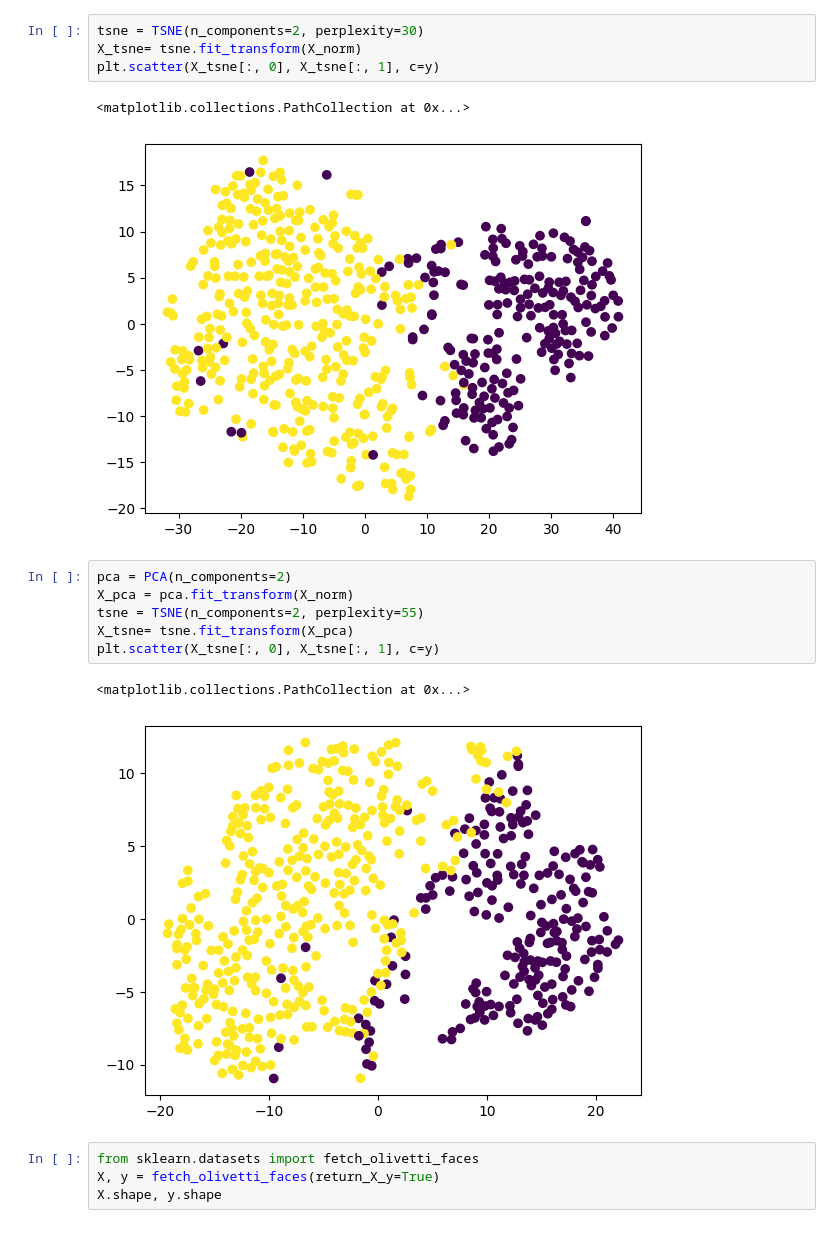
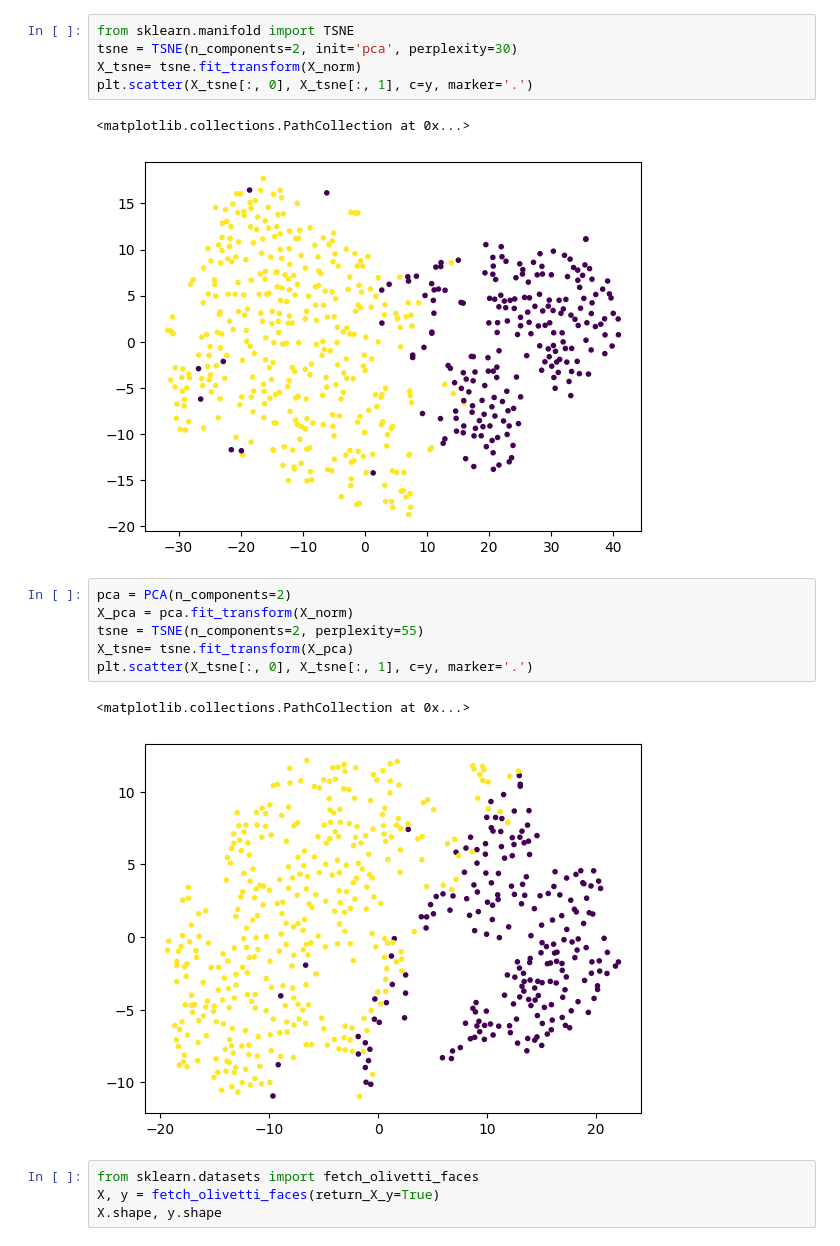
Before and after one commit to ybrenning/mlstack, a Jupyter notebook: algorithms/tsne.ipynb, the cells around one changed output. Drawn from its saved outputs; the diff is of its cells as text.

```diff
--- a/algorithms/tsne.ipynb
+++ b/algorithms/tsne.ipynb
@@ -17,19 +21,20 @@ plt.scatter(X_pca[:, 0], X_pca[:, 1], c=y)
 # %%
-tsne = TSNE(n_components=2, perplexity=30)
+from sklearn.manifold import TSNE
+tsne = TSNE(n_components=2, init='pca', perplexity=30)
 X_tsne= tsne.fit_transform(X_norm)
-plt.scatter(X_tsne[:, 0], X_tsne[:, 1], c=y)
+plt.scatter(X_tsne[:, 0], X_tsne[:, 1], c=y, marker='.')
 # %% [output]
 <matplotlib.collections.PathCollection at 0x...>
-[figure, old version]
+[figure, new version]
 # %%
 pca = PCA(n_components=2)
 X_pca = pca.fit_transform(X_norm)
 tsne = TSNE(n_components=2, perplexity=55)
 X_tsne= tsne.fit_transform(X_pca)
-plt.scatter(X_tsne[:, 0], X_tsne[:, 1], c=y)
+plt.scatter(X_tsne[:, 0], X_tsne[:, 1], c=y, marker='.')
 # %% [output]
 <matplotlib.collections.PathCollection at 0x...>
-[figure, old version]
+[figure, new version]
 # %%
 from sklearn.datasets import fetch_olivetti_faces
 X, y = fetch_olivetti_faces(return_X_y=True)
```
Also changed, not shown: parts of 12 cells of this notebook.
